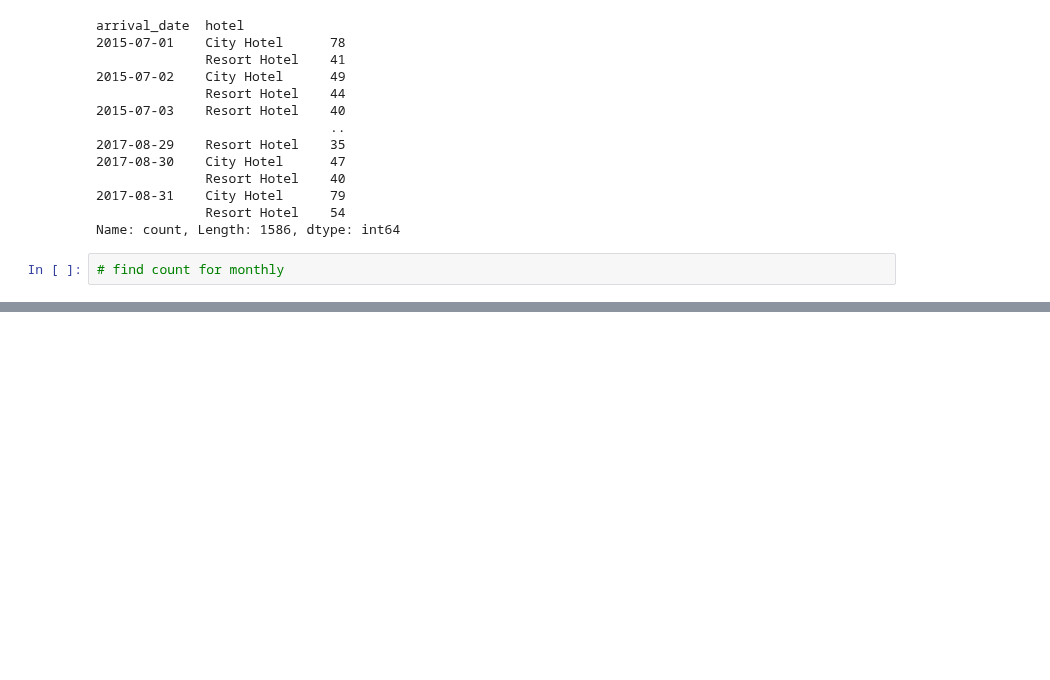
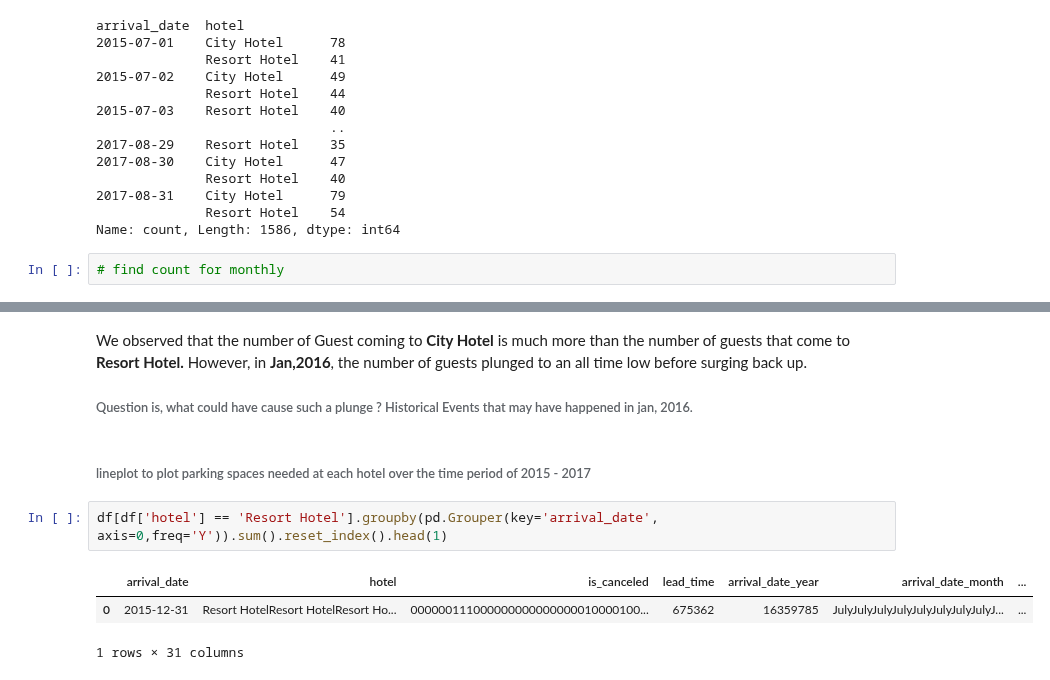
Before and after one commit to andazi/goal-data-science, a Jupyter notebook: Master Data Analysis with Python/Hotel booking EDA.ipynb, the cells around one changed output, grey strips where cells are left out. Saved outputs shown, nothing was run; the diff lists cells and outputs as text; blank space fills up the shorter version.

```diff
--- a/Master Data Analysis with Python/Hotel booking EDA.ipynb
+++ b/Master Data Analysis with Python/Hotel booking EDA.ipynb
@@ -644,0 +651,12 @@ plt.show()
+# %% [markdown]
+We observed that the number of Guest coming to __City Hotel__ is much more than the number of guests that come to __Resort Hotel.__ However, in __Jan,2016__, the number of guests plunged to an all time low before surging back up.
+
+###### Question is, what could have cause such a plunge ? Historical Events that may have happened in jan, 2016.
+# %% [markdown]
+###### lineplot to plot parking spaces needed at each hotel over the time period of 2015 - 2017
+# %%
+df[df['hotel'] == 'Resort Hotel'].groupby(pd.Grouper(key='arrival_date', axis=0,freq='Y')).sum().reset_index().head(1)
+# %% [output]
+|  | arrival_date | hotel | is_canceled | lead_time | arrival_date_year | arrival_date_month | ... |
+| 0 | 2015-12-31 | Resort HotelResort HotelResort Ho... | 000000111000000000000000010000100... | 675362 | 16359785 | JulyJulyJulyJulyJulyJulyJulyJulyJ... | ... |
+1 rows × 31 columns
```
Also changed, not shown: parts of 8 cells of this notebook.
